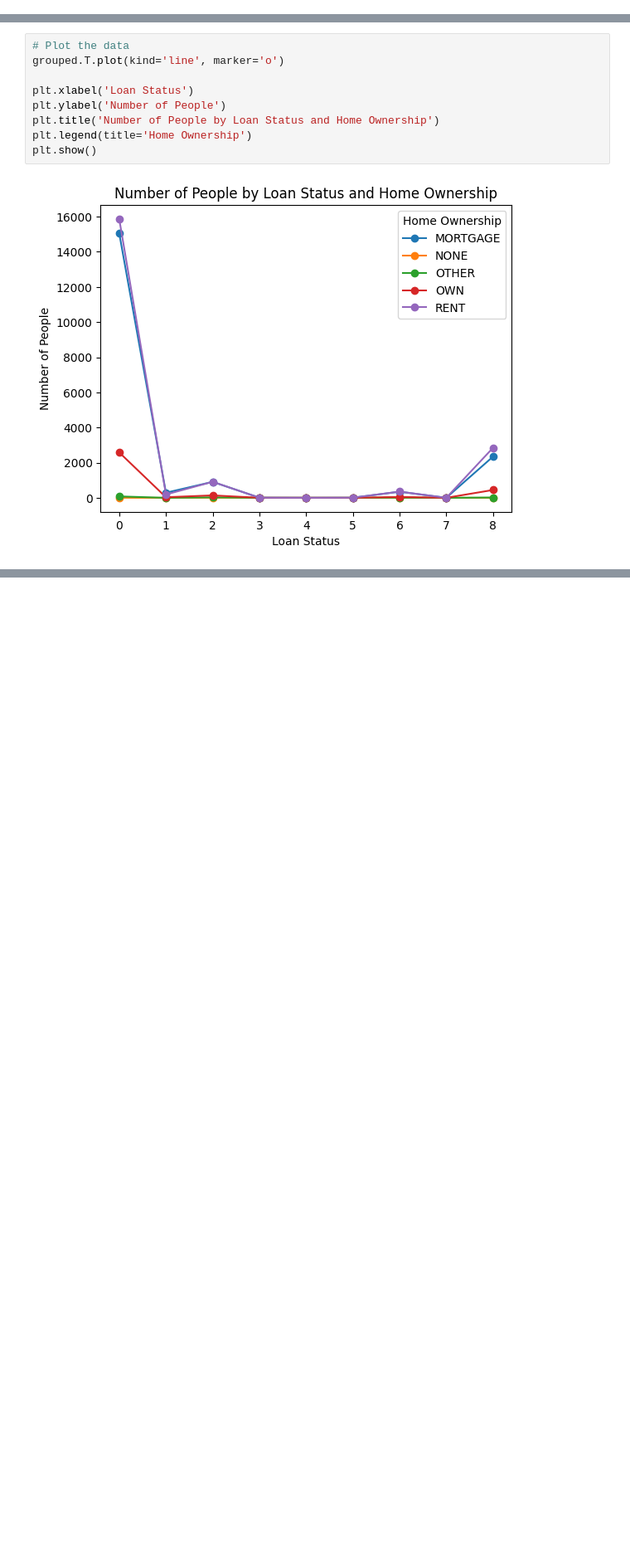
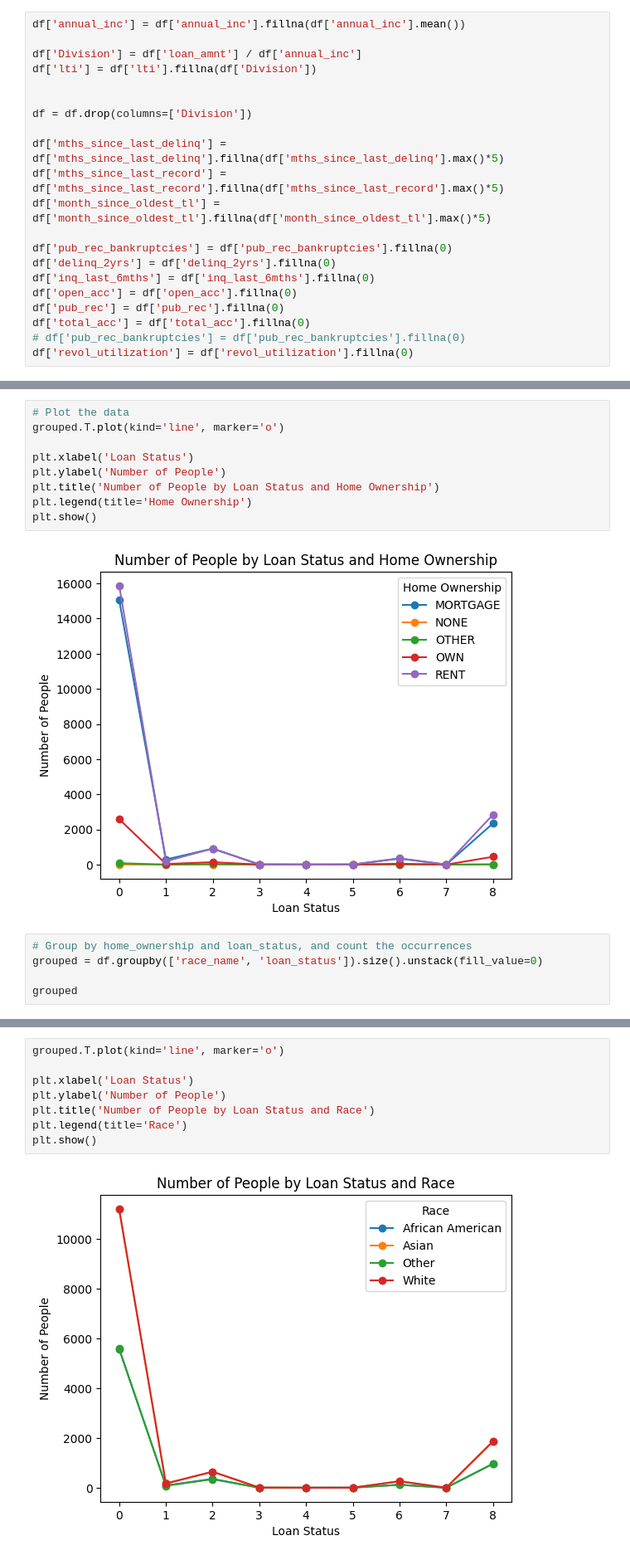
Before and after one commit to unnati026/JPMC-Case-Study, a Jupyter notebook: eda.ipynb, the cells around one changed output, grey strips where cells are left out. Shown: that part at 83% size. Cells and saved outputs as stored; diff of their text form; blank space fills up the shorter version.

```diff
--- a/eda.ipynb
+++ b/eda.ipynb
@@ -112,3 +113,24 @@ df = df.replace(['Current', 'Fully Paid', 'Does not meet the credit policy. Stat
 # %%
 # assuming that those who did not specify their working duration, have been working for less than a year
 df['emp_length'] = df['emp_length'].fillna(0)
+# %%
+df['annual_inc'] = df['annual_inc'].fillna(df['annual_inc'].mean())
+
+df['Division'] = df['loan_amnt'] / df['annual_inc']
+df['lti'] = df['lti'].fillna(df['Division'])
+
+
+df = df.drop(columns=['Division'])
+
+df['mths_since_last_delinq'] = df['mths_since_last_delinq'].fillna(df['mths_since_last_delinq'].max()*5)
+df['mths_since_last_record'] = df['mths_since_last_record'].fillna(df['mths_since_last_record'].max()*5)
+df['month_since_oldest_tl'] = df['month_since_oldest_tl'].fillna(df['month_since_oldest_tl'].max()*5)
+
+df['pub_rec_bankruptcies'] = df['pub_rec_bankruptcies'].fillna(0)
+df['delinq_2yrs'] = df['delinq_2yrs'].fillna(0)
+df['inq_last_6mths'] = df['inq_last_6mths'].fillna(0)
+df['open_acc'] = df['open_acc'].fillna(0)
+df['pub_rec'] = df['pub_rec'].fillna(0)
+df['total_acc'] = df['total_acc'].fillna(0)
+# df['pub_rec_bankruptcies'] = df['pub_rec_bankruptcies'].fillna(0)
+df['revol_utilization'] = df['revol_utilization'].fillna(0)
@@ -174,3 +216,8 @@ plt.legend(title='Home Ownership')
 plt.show()
 # %% [output]
 [figure]
+# %%
+# Group by home_ownership and loan_status, and count the occurrences
+grouped = df.groupby(['race_name', 'loan_status']).size().unstack(fill_value=0)
+
+grouped
@@ -176,0 +231,10 @@ plt.show()
+# %%
+grouped.T.plot(kind='line', marker='o')
+
+plt.xlabel('Loan Status')
+plt.ylabel('Number of People')
+plt.title('Number of People by Loan Status and Race')
+plt.legend(title='Race')
+plt.show()
+# %% [output]
+[figure, added]
```
Also changed, not shown: parts of 6 cells of this notebook, 1 other file.
